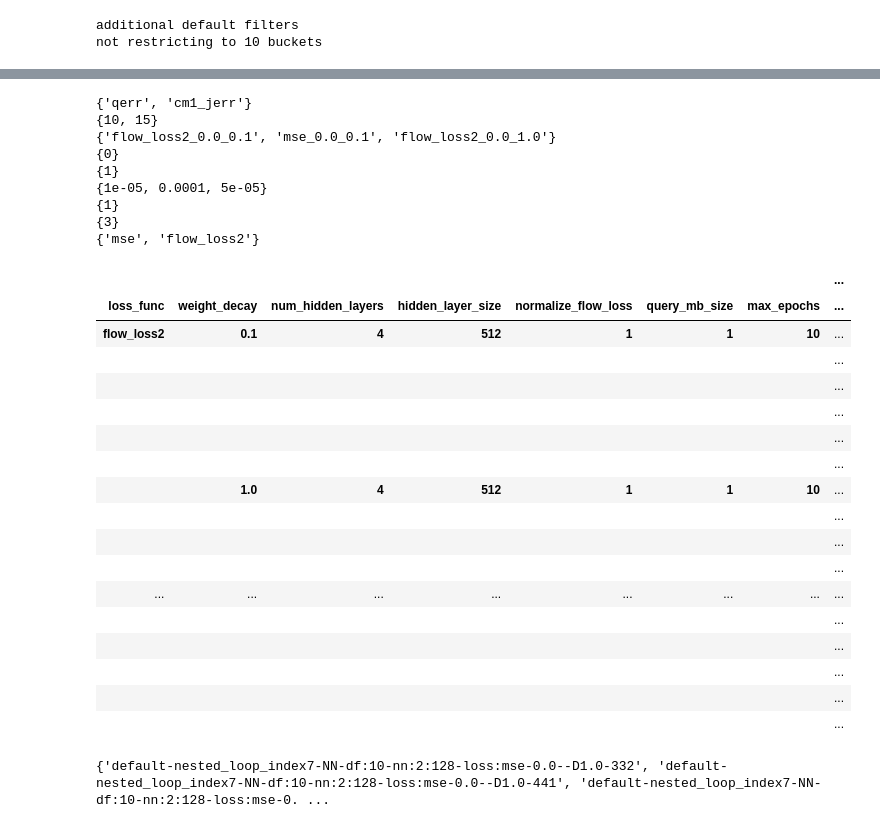
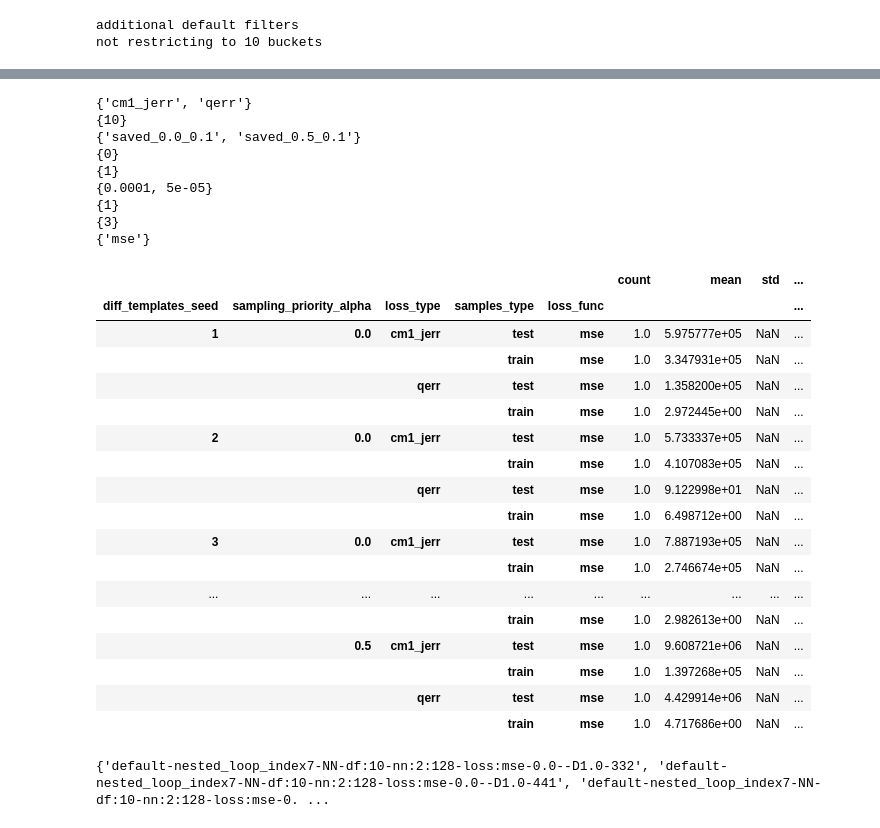
Before and after one commit to parimarjan/learned-cardinalities, a Jupyter notebook: summary_results.ipynb, the cells around one changed output, grey strips where cells are left out. Drawn from its saved outputs; the diff is of its cells as text; code cells hidden in the pictures.

```diff
--- a/summary_results.ipynb
+++ b/summary_results.ipynb
@@ -14,18 +17,6 @@ from scripts.parse_results import *
 # %%
-#RES_DIR = "/home/pari/learned-cardinalities/all_results/vldb/default/hyp_sweep2"
-#RES_DIR = "/home/pari/learned-cardinalities/all_results/vldb/default/hyp_sweep_fcnn"
 
-RES_DIR = "/home/ubuntu/learned-cardinalities/all_results/vldb/default/wanderjoin_est1"
-
-
-#RES_DIR = "/home/pari/learned-cardinalities/all_results/vldb/default/hyp_sweep3"
-
-#RES_DIR = "/home/pari/learned-cardinalities/all_results/vldb/test_diff/mscn/best_hyp_run1"
-#all_results/vldb/default/hyp_sweep2
-
-#RES_DIR3 = "/home/pari/learned-cardinalities/all_results/inl_fixed_scan_ops/nested_loop_index7/test_diff/final_results_new_seeds/"
-#RES_DIR = "/home/pari/learned-cardinalities/all_results/inl_fixed_scan_ops/nested_loop_index7/test_diff/final_results_new_seeds_wd1"
-
+RES_DIR = "./all_results/vldb/mysql/myisam/diff_fcnn"
 
 RES_DIRS = []
 RES_DIRS.append(RES_DIR)
@@ -146,50 +176,49 @@ print(set(df["feat_rel_pg_ests"]))
 print(set(df["use_set_padding"]))
 print(set(df["loss_func"]))
 # %% [output]
-{'qerr', 'cm1_jerr'}
-{10, 15}
-{'flow_loss2_0.0_0.1', 'mse_0.0_0.1', 'flow_loss2_0.0_1.0'}
+{'cm1_jerr', 'qerr'}
+{10}
+{'saved_0.0_0.1', 'saved_0.5_0.1'}
 {0}
 {1}
-{1e-05, 0.0001, 5e-05}
+{0.0001, 5e-05}
 {1}
 {3}
-{'mse', 'flow_loss2'}
+{'mse'}
 # %%
 pd.set_option('display.max_rows', 500)
 #cur_df = df[df.samples_type == "test"]
 cur_df = df
 #cur_df = cur_df[cur_df.loss_type == "cm1_jerr"]
 cur_df = cur_df[cur_df.loss_type.isin(["cm1_jerr", "qerr"])]
 
 #cur_df = cur_df[cur_df.loss_func == "flow_loss2"]
 #cur_df = cur_df[cur_df.loss_func == "mse"]
 #cur_df = cur_df[cur_df.samples_type == "test"]
 
-cur_df.groupby(["loss_func", "weight_decay", "num_hidden_layers", "hidden_layer_size",
-                "normalize_flow_loss", "query_mb_size", "max_epochs", "lr",
-                "loss_type", "samples_type"]).describe()["loss"]
+cur_df.groupby(["diff_templates_seed", "sampling_priority_alpha",
+                "loss_type", "samples_type", "loss_func"]).describe()["loss"]
 
 # cur_df.groupby(["loss_func", "weight_decay", "num_hidden_layers", "hidden_layer_size",
 #                 "max_epochs", "lr",  "loss_type", "samples_type",
 #                 ]).describe()["loss"]
 # %% [output]
-|  |  |  |  |  |  |  | ... |
-| loss_func | weight_decay | num_hidden_layers | hidden_layer_size | normalize_flow_loss | query_mb_size | max_epochs | ... |
-| flow_loss2 | 0.1 | 4 | 512 | 1 | 1 | 10 | ... |
-|  |  |  |  |  |  |  | ... |
-|  |  |  |  |  |  |  | ... |
-|  |  |  |  |  |  |  | ... |
-|  |  |  |  |  |  |  | ... |
-|  |  |  |  |  |  |  | ... |
-|  | 1.0 | 4 | 512 | 1 | 1 | 10 | ... |
-|  |  |  |  |  |  |  | ... |
-|  |  |  |  |  |  |  | ... |
-|  |  |  |  |  |  |  | ... |
-| ... | ... | ... | ... | ... | ... | ... | ... |
-|  |  |  |  |  |  |  | ... |
-|  |  |  |  |  |  |  | ... |
-|  |  |  |  |  |  |  | ... |
-|  |  |  |  |  |  |  | ... |
-|  |  |  |  |  |  |  | ... |
+|  |  |  |  |  | count | mean | std | ... |
+| diff_templates_seed | sampling_priority_alpha | loss_type | samples_type | loss_func |  |  |  | ... |
+| 1 | 0.0 | cm1_jerr | test | mse | 1.0 | 5.975777e+05 | NaN | ... |
+|  |  |  | train | mse | 1.0 | 3.347931e+05 | NaN | ... |
+|  |  | qerr | test | mse | 1.0 | 1.358200e+05 | NaN | ... |
+|  |  |  | train | mse | 1.0 | 2.972445e+00 | NaN | ... |
+| 2 | 0.0 | cm1_jerr | test | mse | 1.0 | 5.733337e+05 | NaN | ... |
+|  |  |  | train | mse | 1.0 | 4.107083e+05 | NaN | ... |
+|  |  | qerr | test | mse | 1.0 | 9.122998e+01 | NaN | ... |
+|  |  |  | train | mse | 1.0 | 6.498712e+00 | NaN | ... |
+| 3 | 0.0 | cm1_jerr | test | mse | 1.0 | 7.887193e+05 | NaN | ... |
+|  |  |  | train | mse | 1.0 | 2.746674e+05 | NaN | ... |
+| ... | ... | ... | ... | ... | ... | ... | ... | ... |
+|  |  |  | train | mse | 1.0 | 2.982613e+00 | NaN | ... |
+|  | 0.5 | cm1_jerr | test | mse | 1.0 | 9.608721e+06 | NaN | ... |
+|  |  |  | train | mse | 1.0 | 1.397268e+05 | NaN | ... |
+|  |  | qerr | test | mse | 1.0 | 4.429914e+06 | NaN | ... |
+|  |  |  | train | mse | 1.0 | 4.717686e+00 | NaN | ... |
 # %%
```
Also changed, not shown: parts of 6 cells of this notebook, 4 other files.
